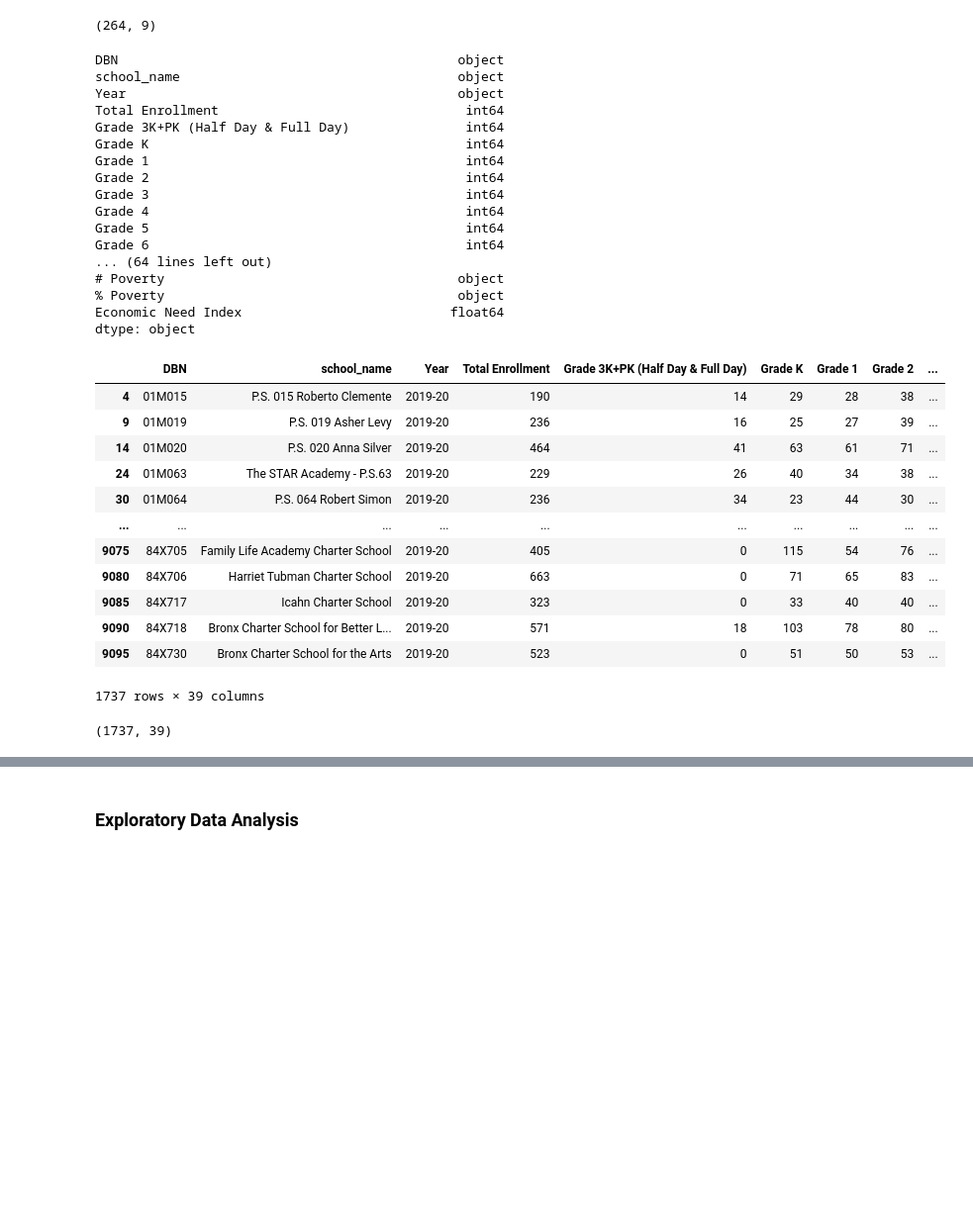
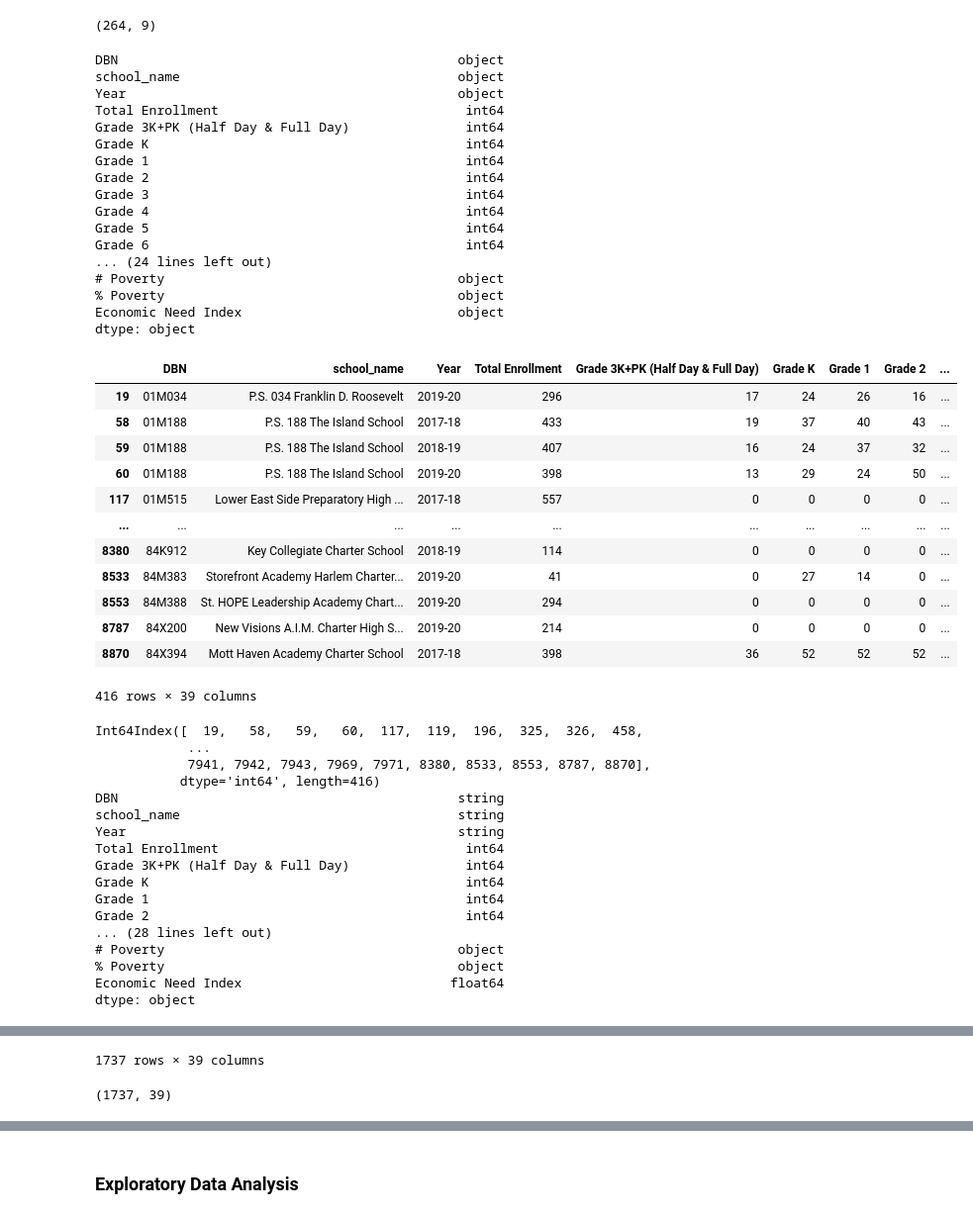
Before and after one commit to gaby-chu/info2950, a Jupyter notebook: project/phase_iv-rejoice.ipynb, the cells around one changed output, grey strips where cells are left out. Shown: that part at 99% size. Saved outputs shown, nothing was run; the diff lists cells and outputs as text; code cells hidden in the pictures; blank space fills up the shorter version.

```diff
--- a/project/phase_iv-rejoice.ipynb
+++ b/project/phase_iv-rejoice.ipynb
@@ -111,10 +111,11 @@ demographic_data[dem_str_columns] = demographic_data[dem_str_columns].astype("st
 
 demographic_data['Economic Need Index'] = demographic_data['Economic Need Index'].str.replace("%", "") # '# Poverty', '% Poverty', 'Economic Need Index' have special values like "Above 95%" and others are decimals..
 dropAbove = demographic_data.loc[(demographic_data['Economic Need Index'] == "Above 95") | (demographic_data['Economic Need Index'] == "Below 5")]
+display(dropAbove)
+print(dropAbove.index)
 demographic_data.drop(dropAbove.index, inplace=True)
 # display(demographic_data)
 demographic_data['Economic Need Index'] = demographic_data['Economic Need Index'].astype("float64")
-# DIVIDE BY 100 FOR PERCENTAGES > 1
 
 print(demographic_data.dtypes)
 # print(demographic_data)
@@ -130,45 +131,61 @@ demographic_data
 notnull_array = demographic_data.notnull()
 notnull_array.head()
 
 # include only rows that do not contain null values
 demographic_data = demographic_data[notnull_array]
 demographic_data.head()
 # print(len(demographic_data))
 display(demographic_data)
 
 
 ####### OTHER DATA CLEANING/EXPLORATION
 demographic_data.shape
 # demographic_data.describe()
 # %% [output]
 DBN                                            object
 school_name                                    object
 Year                                           object
 Total Enrollment                                int64
 Grade 3K+PK (Half Day & Full Day)               int64
 Grade K                                         int64
 Grade 1                                         int64
 Grade 2                                         int64
 Grade 3                                         int64
 Grade 4                                         int64
 Grade 5                                         int64
 Grade 6                                         int64
-... (64 lines left out)
+... (24 lines left out)
 # Poverty                                      object
 % Poverty                                      object
-Economic Need Index                           float64
+Economic Need Index                            object
 dtype: object
 |  | DBN | school_name | Year | Total Enrollment | Grade 3K+PK (Half Day & Full Day) | Grade K | Grade 1 | Grade 2 | ... |
-| 4 | 01M015 | P.S. 015 Roberto Clemente | 2019-20 | 190 | 14 | 29 | 28 | 38 | ... |
-| 9 | 01M019 | P.S. 019 Asher Levy | 2019-20 | 236 | 16 | 25 | 27 | 39 | ... |
-| 14 | 01M020 | P.S. 020 Anna Silver | 2019-20 | 464 | 41 | 63 | 61 | 71 | ... |
-| 24 | 01M063 | The STAR Academy - P.S.63 | 2019-20 | 229 | 26 | 40 | 34 | 38 | ... |
-| 30 | 01M064 | P.S. 064 Robert Simon | 2019-20 | 236 | 34 | 23 | 44 | 30 | ... |
+| 19 | 01M034 | P.S. 034 Franklin D. Roosevelt | 2019-20 | 296 | 17 | 24 | 26 | 16 | ... |
+| 58 | 01M188 | P.S. 188 The Island School | 2017-18 | 433 | 19 | 37 | 40 | 43 | ... |
+| 59 | 01M188 | P.S. 188 The Island School | 2018-19 | 407 | 16 | 24 | 37 | 32 | ... |
+| 60 | 01M188 | P.S. 188 The Island School | 2019-20 | 398 | 13 | 29 | 24 | 50 | ... |
+| 117 | 01M515 | Lower East Side Preparatory High ... | 2017-18 | 557 | 0 | 0 | 0 | 0 | ... |
 | ... | ... | ... | ... | ... | ... | ... | ... | ... | ... |
-| 9075 | 84X705 | Family Life Academy Charter School | 2019-20 | 405 | 0 | 115 | 54 | 76 | ... |
-| 9080 | 84X706 | Harriet Tubman Charter School | 2019-20 | 663 | 0 | 71 | 65 | 83 | ... |
-| 9085 | 84X717 | Icahn Charter School | 2019-20 | 323 | 0 | 33 | 40 | 40 | ... |
-| 9090 | 84X718 | Bronx Charter School for Better L... | 2019-20 | 571 | 18 | 103 | 78 | 80 | ... |
-| 9095 | 84X730 | Bronx Charter School for the Arts | 2019-20 | 523 | 0 | 51 | 50 | 53 | ... |
+| 8380 | 84K912 | Key Collegiate Charter School | 2018-19 | 114 | 0 | 0 | 0 | 0 | ... |
+| 8533 | 84M383 | Storefront Academy Harlem Charter... | 2019-20 | 41 | 0 | 27 | 14 | 0 | ... |
+| 8553 | 84M388 | St. HOPE Leadership Academy Chart... | 2019-20 | 294 | 0 | 0 | 0 | 0 | ... |
+| 8787 | 84X200 | New Visions A.I.M. Charter High S... | 2019-20 | 214 | 0 | 0 | 0 | 0 | ... |
+| 8870 | 84X394 | Mott Haven Academy Charter School | 2017-18 | 398 | 36 | 52 | 52 | 52 | ... |
-1737 rows × 39 columns
+416 rows × 39 columns
-(1737, 39)
+Int64Index([  19,   58,   59,   60,  117,  119,  196,  325,  326,  458,
+            ...
+            7941, 7942, 7943, 7969, 7971, 8380, 8533, 8553, 8787, 8870],
+           dtype='int64', length=416)
+DBN                                            string
+school_name                                    string
+Year                                           string
+Total Enrollment                                int64
+Grade 3K+PK (Half Day & Full Day)               int64
+Grade K                                         int64
+Grade 1                                         int64
+Grade 2                                         int64
+... (28 lines left out)
+# Poverty                                      object
+% Poverty                                      object
+Economic Need Index                           float64
+dtype: object
@@ -174,0 +204,2 @@ dtype: object
+1737 rows × 39 columns
+(1737, 39)
```
Also changed, not shown: parts of 25 cells of this notebook, 4 other files.
